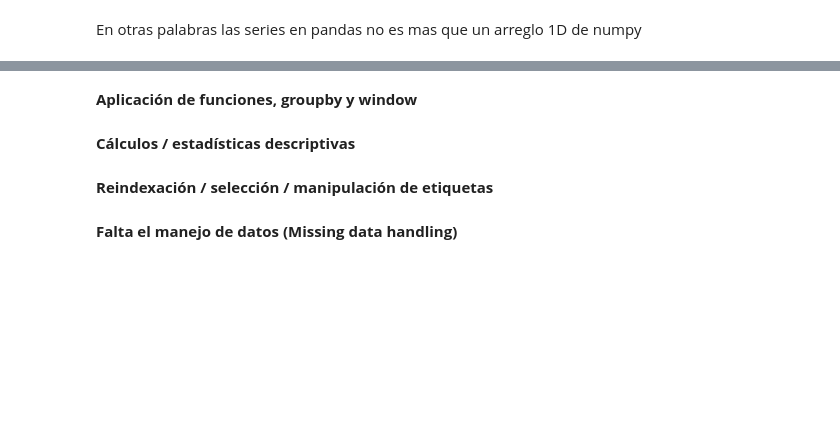
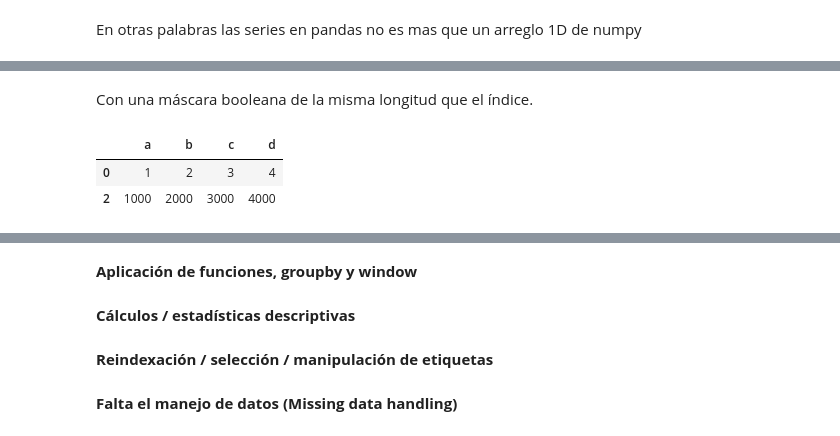
Before and after one commit to andresprogramacion123/ALL-Programacion, a Jupyter notebook: Python/Pandas.ipynb, the cells around one changed output, grey strips where cells are left out. Saved outputs shown, nothing was run; the diff lists cells and outputs as text; code cells hidden in the pictures; blank space fills up the shorter version.

```diff
--- a/Python/Pandas.ipynb
+++ b/Python/Pandas.ipynb
@@ -339,0 +663,8 @@ dtype: float64
+# %% [markdown]
+Con una máscara booleana de la misma longitud que el índice.
+# %%
+df.iloc[[True, False, True]]
+# %% [output]
+|  | a | b | c | d |
+| 0 | 1 | 2 | 3 | 4 |
+| 2 | 1000 | 2000 | 3000 | 4000 |
```
Also changed, not shown: parts of 141 cells of this notebook, 13 other files.
